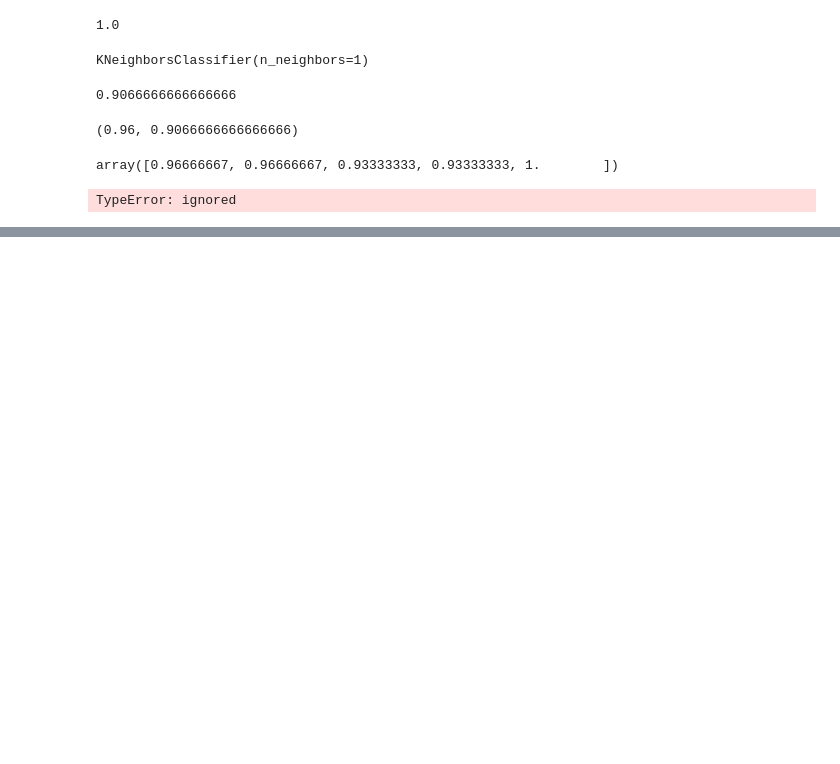
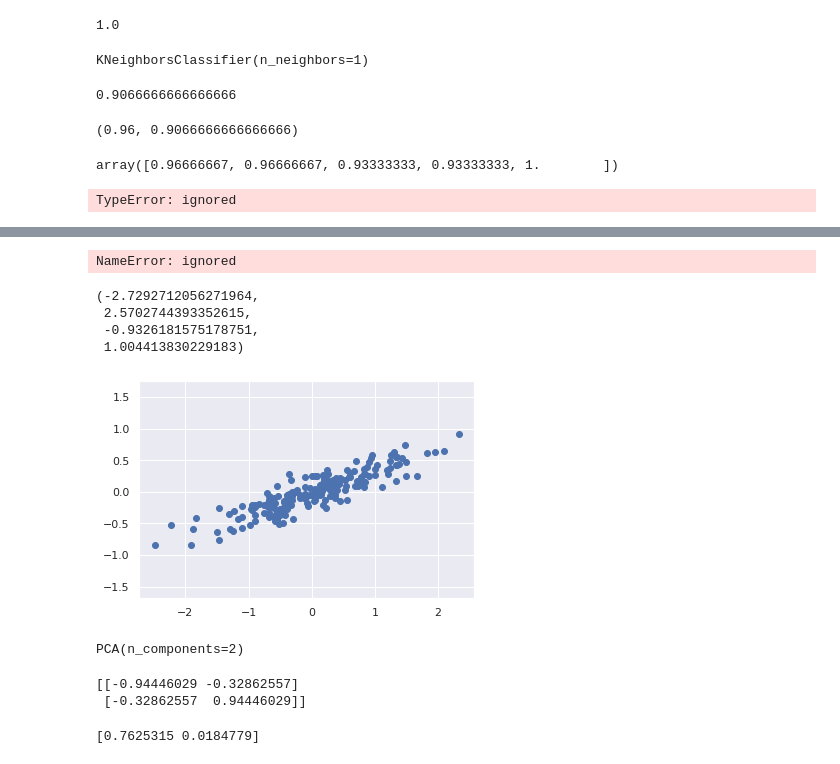
Before and after one commit to austinvanderlyn/School-Files, a Jupyter notebook: T1Chapter5MachineLearning.ipynb, the cells around one changed output, grey strips where cells are left out. Drawn from its saved outputs; the diff is of its cells as text; code cells hidden in the pictures; blank space fills up the shorter version.

```diff
--- a/T1Chapter5MachineLearning.ipynb
+++ b/T1Chapter5MachineLearning.ipynb
@@ -659,0 +808,7 @@ print(model.coef_)
+# %%
+from sklearn.ensemble import RandomForestClassifier
+
+model = RandomForestClassifier(n_estimators = 100, random_state = 0)
+visualize_classifier(model, X, y)
+# %% [output]
+NameError: ignored
@@ -659,0 +820,27 @@ print(model.coef_)
+# %%
+rng = np.random.RandomState(1)
+X = np.dot(rng.rand(2, 2),
+           rng.randn(2, 200)).T
+plt.scatter(X[:, 0], X[:, 1])
+plt.axis("equal")
+# %% [output]
+(-2.7292712056271964,
+ 2.5702744393352615,
+ -0.9326181575178751,
+ 1.004413830229183)
+[figure, added]
+# %%
+from sklearn.decomposition import PCA
+pca = PCA(n_components = 2)
+pca.fit(X)
+# %% [output]
+PCA(n_components=2)
+# %%
+print(pca.components_)
+# %% [output]
+[[-0.94446029 -0.32862557]
+ [-0.32862557  0.94446029]]
+# %%
+print(pca.explained_variance_)
+# %% [output]
+[0.7625315 0.0184779]
```
Also changed, not shown: parts of 71 cells of this notebook.
